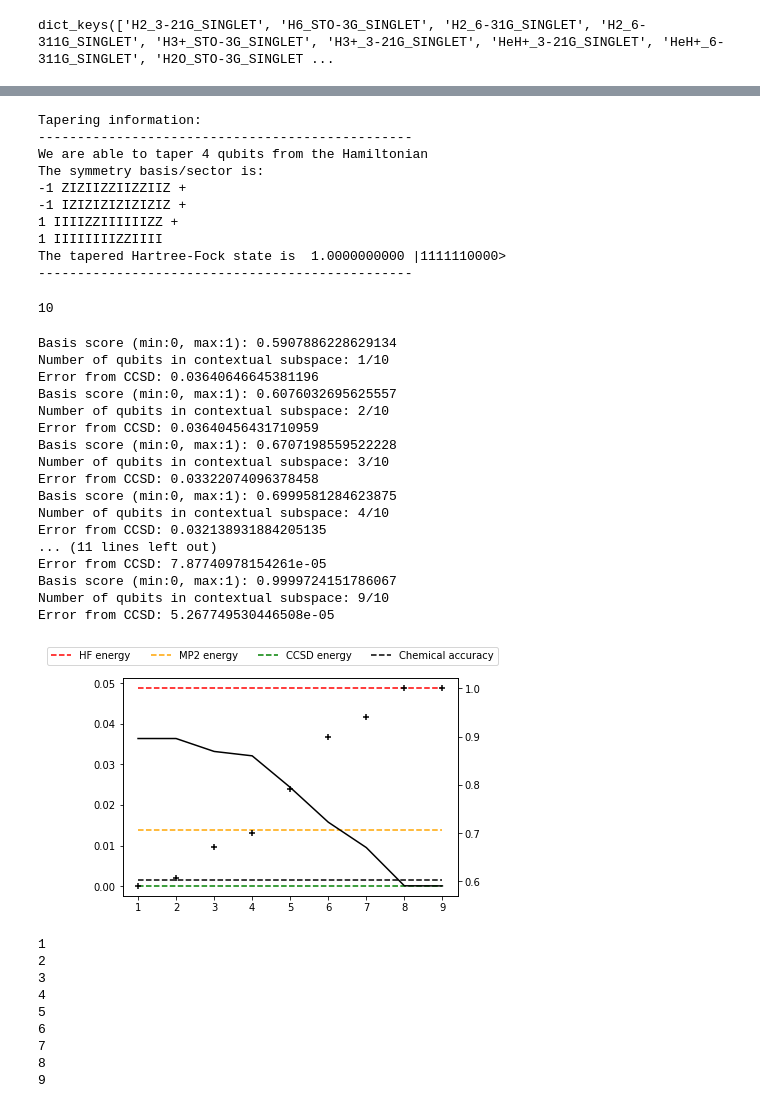
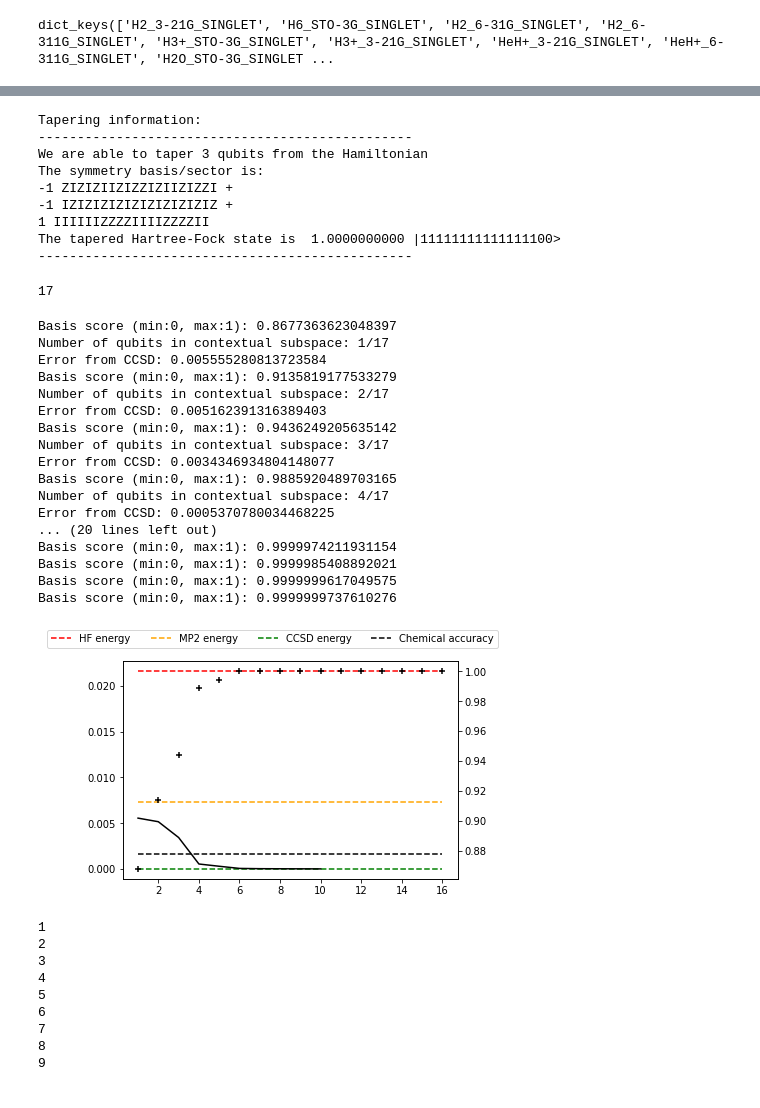
Before and after one commit to UCL-CCS/symmer, a Jupyter notebook: notebooks/CS-VQE_lightweight.ipynb, the cells around one changed output, grey strips where cells are left out. Drawn from its saved outputs; the diff is of its cells as text; code cells hidden in the pictures.

```diff
--- a/notebooks/CS-VQE_lightweight.ipynb
+++ b/notebooks/CS-VQE_lightweight.ipynb
@@ -83,7 +17,7 @@ print(molecule_geometries.keys())
 dict_keys(['H2_3-21G_SINGLET', 'H6_STO-3G_SINGLET', 'H2_6-31G_SINGLET', 'H2_6-311G_SINGLET', 'H3+_STO-3G_SINGLET', 'H3+_3-21G_SINGLET', 'HeH+_3-21G_SINGLET', 'HeH+_6-311G_SINGLET', 'H2O_STO-3G_SINGLET ...
 # %%
 # Set molecule parameters
-speciesname = 'H2O_STO-3G_SINGLET'
+speciesname = 'HCl_STO-3G_SINGLET'
 #print(speciesname in scoring_data)
 mol_data = molecule_geometries[speciesname]
 if 'name' in mol_data:
@@ -246,20 +177,19 @@ print(dashes)
 # %% [output]
 Tapering information:
 ------------------------------------------------
-We are able to taper 4 qubits from the Hamiltonian
+We are able to taper 3 qubits from the Hamiltonian
 The symmetry basis/sector is:
--1 ZIZIIZZIIZZIIZ +
--1 IZIZIZIZIZIZIZ +
-1 IIIIZZIIIIIIZZ +
-1 IIIIIIIIZZIIII
-The tapered Hartree-Fock state is  1.0000000000 |1111110000>
+-1 ZIZIZIIZIZZIZIIZIZZI +
+-1 IZIZIZIZIZIZIZIZIZIZ +
+1 IIIIIIZZZZIIIIZZZZII
+The tapered Hartree-Fock state is  1.0000000000 |11111111111111100>
 ------------------------------------------------
 # %%
 cs_vqe_lw = CS_VQE_LW(ham_tap, hf_tapered, basis_weighting_operator=ucc_tap)
 # %%
 ham_tap.n_qubits
 # %% [output]
-10
+17
 # %%
 ucc_sort = ucc_tap.sort(key='magnitude')
 ham_sort = ham_tap.sort(key='magnitude')
@@ -303,7 +233,7 @@ for i in range(1, ham_tap.n_qubits):
         stab_score = cs_vqe_lw.basis_score(stabilizers)
         scores.append(stab_score)
         print('Basis score (min:0, max:1):', stab_score)
-        if i<=15:
+        if i<=10:
             ham_cs = cs_vqe_lw.project_onto_subspace(stabilizers)
             print(f'Number of qubits in contextual subspace: {ham_cs.n_qubits}/{ham_tap.n_qubits}')
             matrix = ham_cs.to_sparse_matrix
@@ -313,50 +243,50 @@ for i in range(1, ham_tap.n_qubits):
     except:
         print(i, 'did not work')
 # %% [output]
-Basis score (min:0, max:1): 0.5907886228629134
-Number of qubits in contextual subspace: 1/10
-Error from CCSD: 0.03640646645381196
-Basis score (min:0, max:1): 0.6076032695625557
-Number of qubits in contextual subspace: 2/10
-Error from CCSD: 0.03640456431710959
-Basis score (min:0, max:1): 0.6707198559522228
-Number of qubits in contextual subspace: 3/10
-Error from CCSD: 0.03322074096378458
-Basis score (min:0, max:1): 0.6999581284623875
-Number of qubits in contextual subspace: 4/10
-Error from CCSD: 0.032138931884205135
-... (11 lines left out)
-Error from CCSD: 7.87740978154261e-05
-Basis score (min:0, max:1): 0.9999724151786067
-Number of qubits in contextual subspace: 9/10
-Error from CCSD: 5.267749530446508e-05
+Basis score (min:0, max:1): 0.8677363623048397
+Number of qubits in contextual subspace: 1/17
+Error from CCSD: 0.005555280813723584
+Basis score (min:0, max:1): 0.9135819177533279
+Number of qubits in contextual subspace: 2/17
+Error from CCSD: 0.005162391316389403
+Basis score (min:0, max:1): 0.9436249205635142
+Number of qubits in contextual subspace: 3/17
+Error from CCSD: 0.0034346934804148077
+Basis score (min:0, max:1): 0.9885920489703165
+Number of qubits in contextual subspace: 4/17
+Error from CCSD: 0.0005370780034468225
+... (20 lines left out)
+Basis score (min:0, max:1): 0.9999974211931154
+Basis score (min:0, max:1): 0.9999985408892021
+Basis score (min:0, max:1): 0.9999999617049575
+Basis score (min:0, max:1): 0.9999999737610276
 # %%
 from matplotlib import pyplot as plt
 #plt.style.use('ggplot')
 
 fig,energy_axis = plt.subplots()
 X=np.arange(1, ham_tap.n_qubits)
 
 Y_energy=np.array(energy)-ref_energy
-energy_axis.plot(X[:15], Y_energy, color='black')
+energy_axis.plot(X[:10], Y_energy, color='black')
 energy_axis.hlines(hf_energy-ref_energy, 1, X[-1], ls='--', color='red', label='HF energy')
 energy_axis.hlines(mp2_energy-ref_energy, 1, X[-1], ls='--', color='orange', label='MP2 energy')
 energy_axis.hlines(ccsd_energy-ref_energy, 1, X[-1], ls='--', color='green', label='CCSD energy')
 energy_axis.hlines(0.0016, 1, X[-1], ls='--', color='black', label='Chemical accuracy')
 
 #energy_axis.set_ylim(1e-15, 1e-0)
 #energy_axis.set_yscale('log')
 
 score_axis = energy_axis.twinx()
 Y_scores=np.array(scores)
 score_axis.scatter(X, Y_scores, color='black', marker='+')
 
 #energy_axis.set_xticks(X)
 
 fig.legend(ncol=4)
 plt.show()
 # %% [output]
-[figure, old version]
+[figure, new version]
 # %%
 #with open('data/score_data.json', 'r') as infile:
 #    scoring_data = json.load(infile)
```
Also changed, not shown: parts of 9 cells of this notebook, 1 other file.
